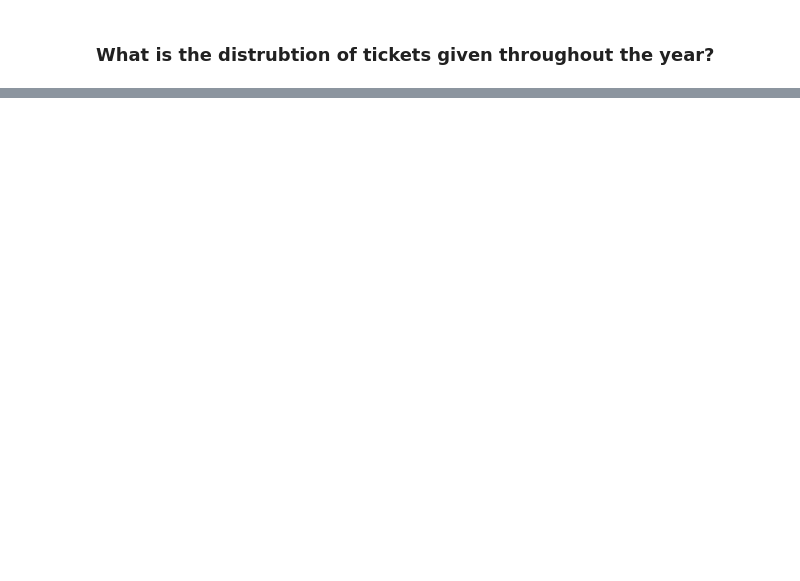
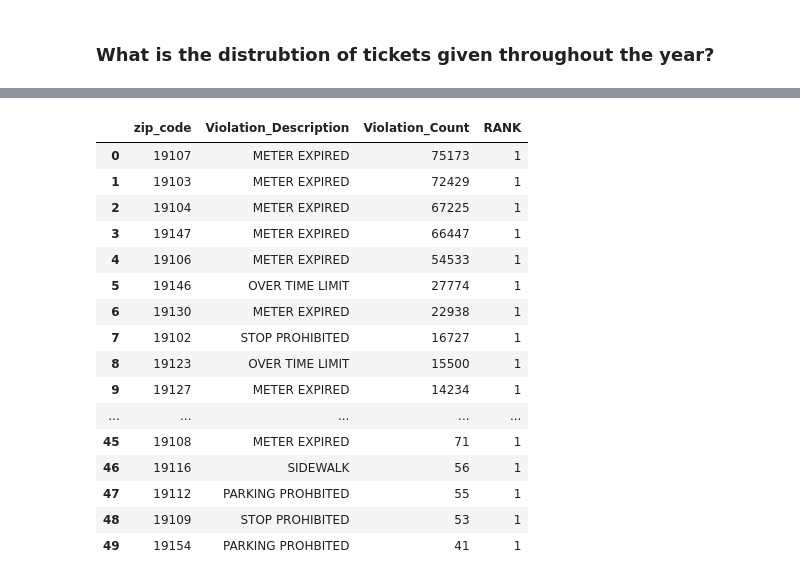
Before and after one commit to Truong-Henry/PPA-Data-Analysis, a Jupyter notebook: PPA Parking Violations 2017 - Analysis.ipynb, the cells around one changed output, grey strips where cells are left out. Cells and saved outputs as stored; diff of their text form; code cells hidden in the pictures; blank space fills up the shorter version.

Commit message:
Cleaned and formatted file
Added missing hyperlink, cleaned up random comments, and reorganize code that is not in the table of contents.

```diff
--- a/PPA Parking Violations 2017 - Analysis.ipynb
+++ b/PPA Parking Violations 2017 - Analysis.ipynb
@@ -329,3 +412,46 @@ run_query(FinesPerZipCode)
+# %%
+ViolationByZipCodeRanked = """
+WITH TempTable AS (
+    SELECT
+        zip_code,
+        TRIM(violation_desc, ' CC') AS Violation_Description,
+        COUNT(zip_code) AS Violation_Count,
+        RANK() OVER(
+            PARTITION BY zip_code
+            ORDER BY COUNT(zip_code) DESC
+        ) AS RANK
+    FROM PPA_2017_Dataset
+    GROUP BY zip_code, Violation_Description
+)
+
+SELECT
+    *
+FROM TempTable
+WHERE RANK = 1
+AND zip_code != "0"
+GROUP BY zip_code
+ORDER BY Violation_Count DESC
+
+"""
+run_query(ViolationByZipCodeRanked)
+# %% [output]
+|  | zip_code | Violation_Description | Violation_Count | RANK |
+| 0 | 19107 | METER EXPIRED | 75173 | 1 |
+| 1 | 19103 | METER EXPIRED | 72429 | 1 |
+| 2 | 19104 | METER EXPIRED | 67225 | 1 |
+| 3 | 19147 | METER EXPIRED | 66447 | 1 |
+| 4 | 19106 | METER EXPIRED | 54533 | 1 |
+| 5 | 19146 | OVER TIME LIMIT | 27774 | 1 |
+| 6 | 19130 | METER EXPIRED | 22938 | 1 |
+| 7 | 19102 | STOP PROHIBITED | 16727 | 1 |
+| 8 | 19123 | OVER TIME LIMIT | 15500 | 1 |
+| 9 | 19127 | METER EXPIRED | 14234 | 1 |
+| ... | ... | ... | ... | ... |
+| 45 | 19108 | METER EXPIRED | 71 | 1 |
+| 46 | 19116 | SIDEWALK | 56 | 1 |
+| 47 | 19112 | PARKING PROHBITED | 55 | 1 |
+| 48 | 19109 | STOP PROHIBITED | 53 | 1 |
+| 49 | 19154 | PARKING PROHBITED | 41 | 1 |
 # %%
 FinesPerZipCodeNJ = """
 SELECT
```
Also changed, not shown: parts of 18 cells of this notebook.
